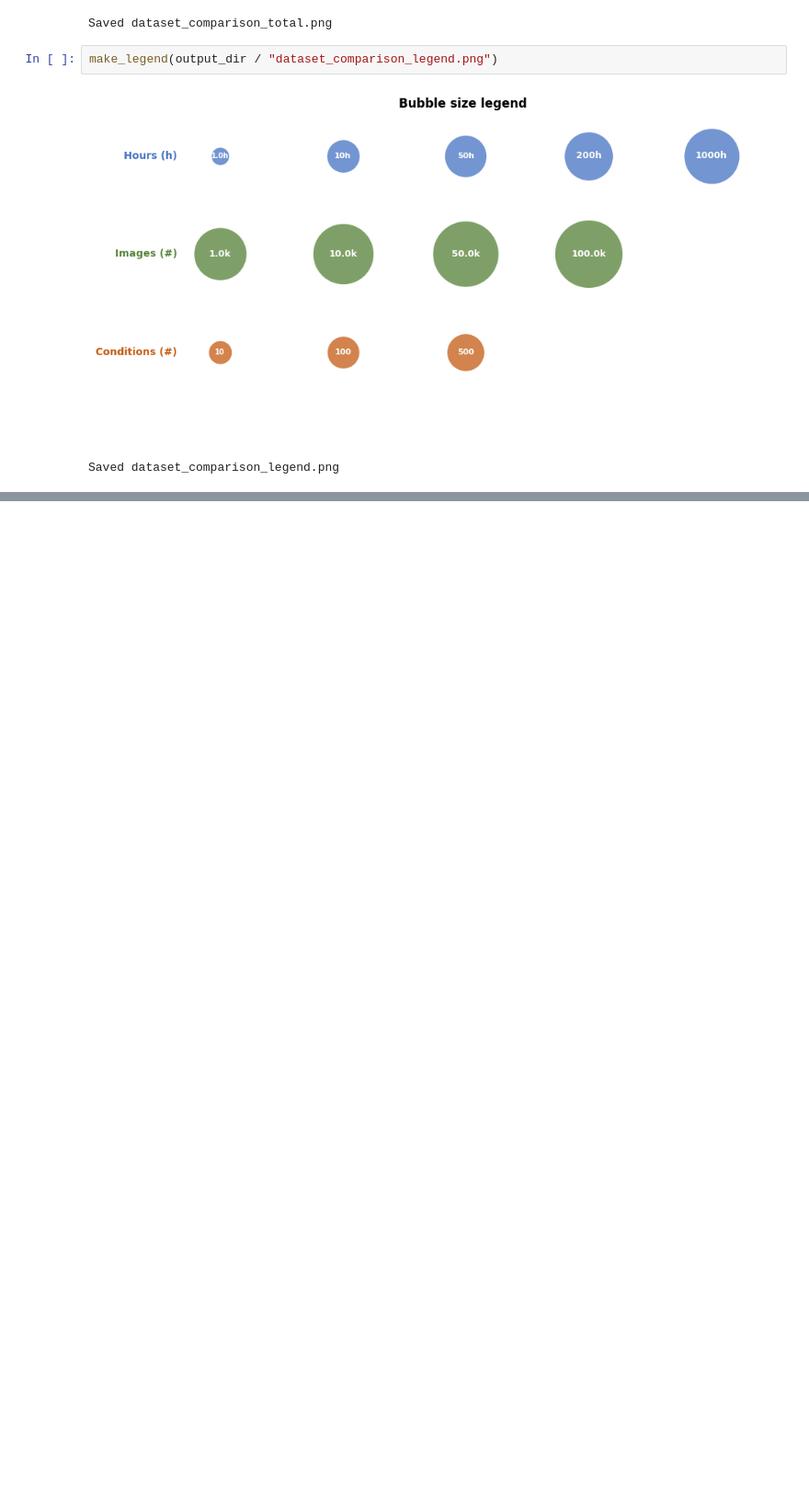
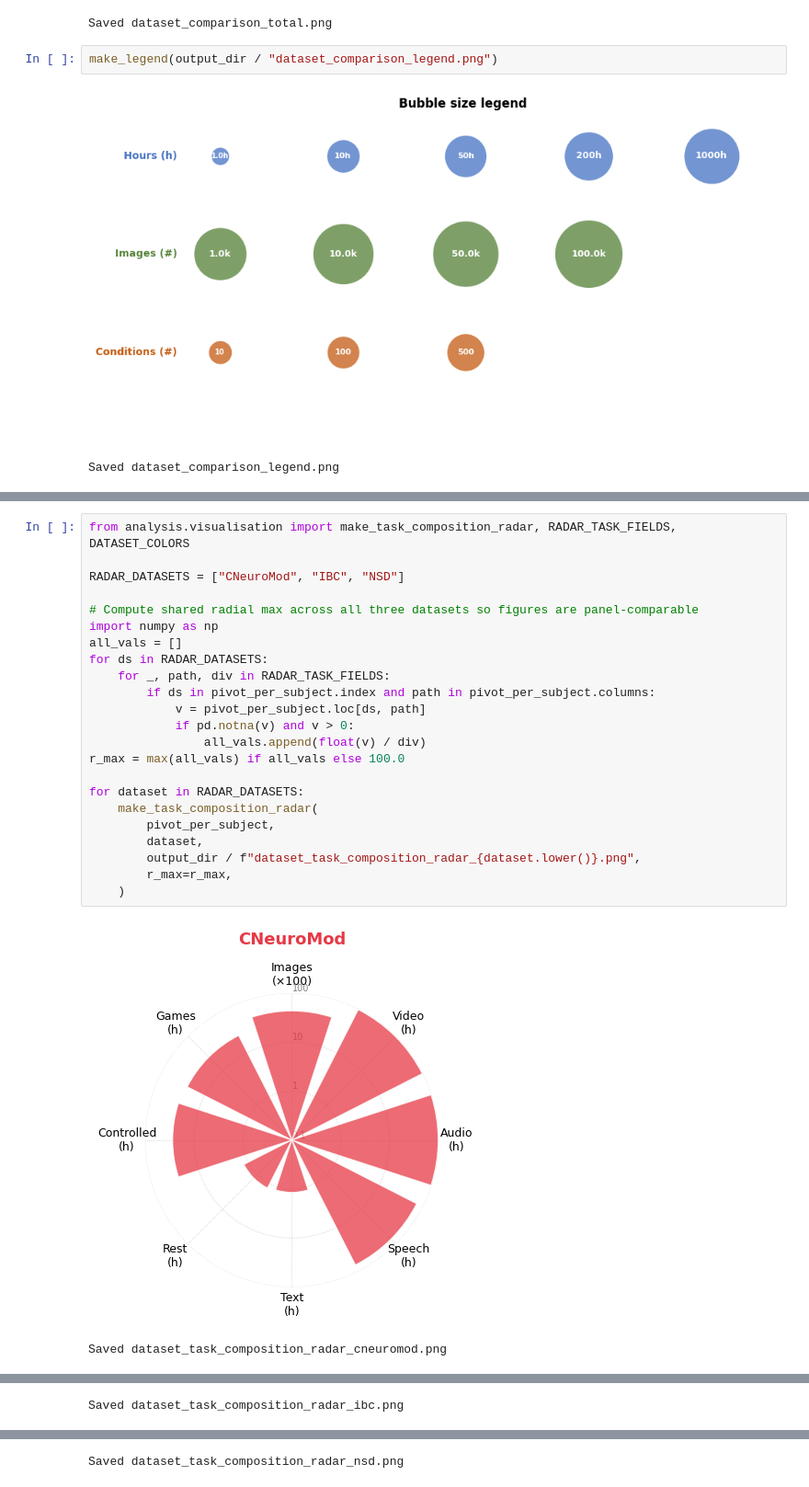
Before and after one commit to courtois-neuromod/cneuromod.all.comparison, a Jupyter notebook: notebooks/summary.ipynb, the cells around one changed output, grey strips where cells are left out. Shown at 92% size. Saved outputs shown, nothing was run; the diff lists cells and outputs as text; blank space fills up the shorter version.

```diff
--- a/notebooks/summary.ipynb
+++ b/notebooks/summary.ipynb
@@ -74,0 +64,26 @@ Saved dataset_neuroimaging_depthvsbreadth.html
+# %%
+from analysis.visualisation import make_task_composition_radar, RADAR_TASK_FIELDS, DATASET_COLORS
+
+RADAR_DATASETS = ["CNeuroMod", "IBC", "NSD"]
+
+# Compute shared radial max across all three datasets so figures are panel-comparable
+import numpy as np
+all_vals = []
+for ds in RADAR_DATASETS:
+    for _, path, div in RADAR_TASK_FIELDS:
+        if ds in pivot_per_subject.index and path in pivot_per_subject.columns:
+            v = pivot_per_subject.loc[ds, path]
+            if pd.notna(v) and v > 0:
+                all_vals.append(float(v) / div)
+r_max = max(all_vals) if all_vals else 100.0
+
+for dataset in RADAR_DATASETS:
+    make_task_composition_radar(
+        pivot_per_subject,
+        dataset,
+        output_dir / f"dataset_task_composition_radar_{dataset.lower()}.png",
+        r_max=r_max,
+    )
+# %% [output]
+[figure, added]
+Saved dataset_task_composition_radar_cneuromod.png
@@ -74,0 +91 @@ Saved dataset_neuroimaging_depthvsbreadth.html
+Saved dataset_task_composition_radar_ibc.png
@@ -74,0 +93 @@ Saved dataset_neuroimaging_depthvsbreadth.html
+Saved dataset_task_composition_radar_nsd.png
```
Also changed, not shown: parts of 3 cells of this notebook, 6 other files.
